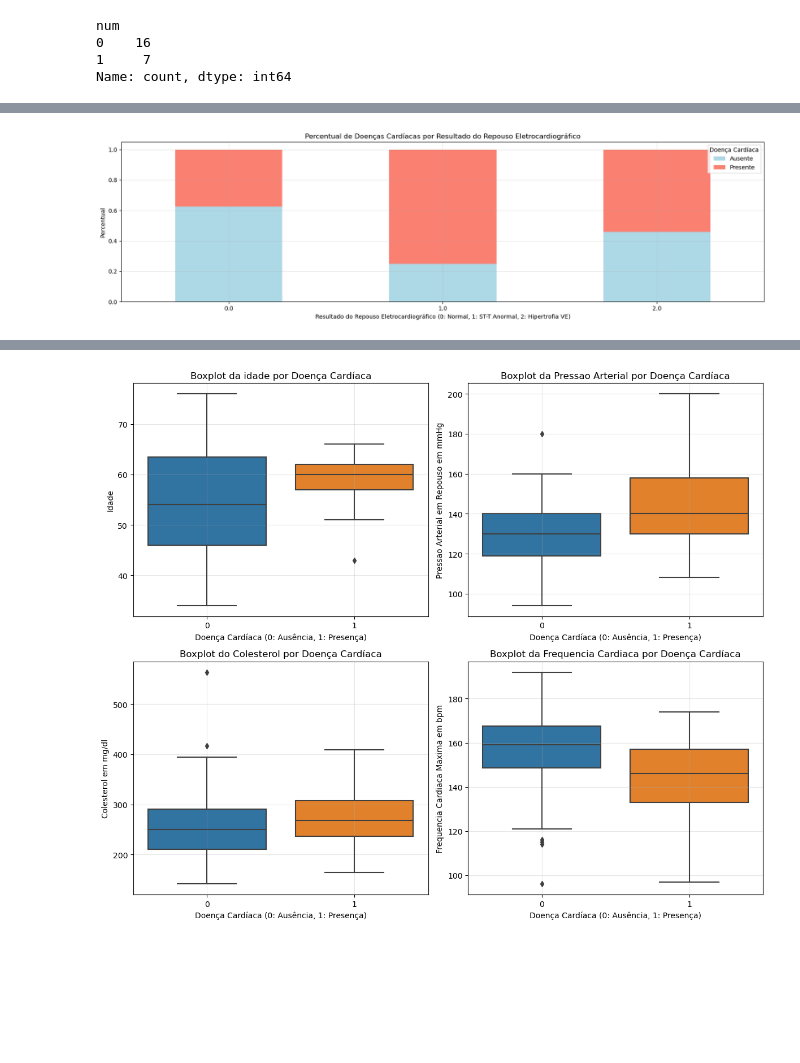
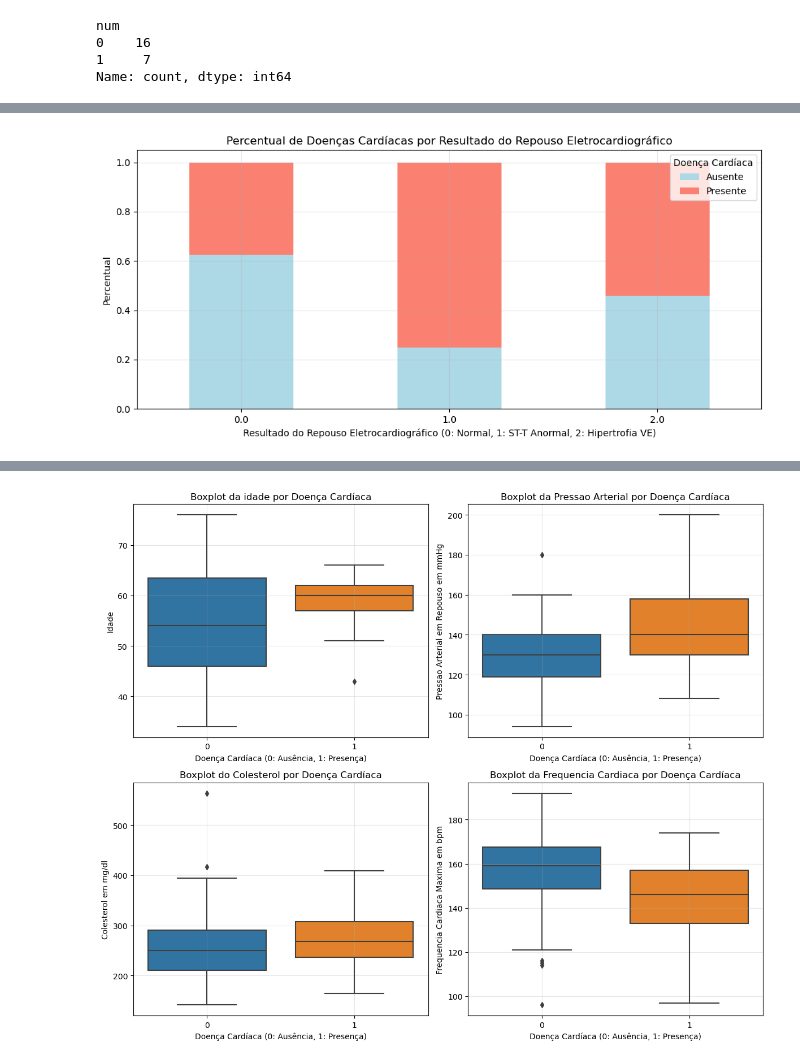
Before and after one commit to lbarbosacipriani/final-PCS5787, a Jupyter notebook: code/eda_preliminar_hear.ipynb, the cells around one changed output, grey strips where cells are left out. Drawn from its saved outputs; the diff is of its cells as text; code cells hidden in the pictures; blank space fills up the shorter version.

```diff
--- a/code/eda_preliminar_hear.ipynb
+++ b/code/eda_preliminar_hear.ipynb
@@ -184,19 +184,19 @@ plt.show()
 # %%
 # Gráfico de resultado do repouso eletrocardiográfico vs num, contendo o percentual de cada categoria
 restecg_num_counts = df.groupby('restecg')['num'].value_counts(normalize=True).unstack().fillna(0)
 
-plt.rcParams["figure.figsize"] = (20, 5)
+plt.rcParams["figure.figsize"] = (12, 5)
 restecg_num_counts.plot(kind='bar', stacked=True, color=['lightblue', 'salmon'])
 
 plt.title('Percentual de Doenças Cardíacas por Resultado do Repouso Eletrocardiográfico')
 plt.xlabel('Resultado do Repouso Eletrocardiográfico (0: Normal, 1: ST-T Anormal, 2: Hipertrofia VE)')
 plt.ylabel('Percentual')
 plt.xticks(rotation=0)
 plt.legend(title='Doença Cardíaca', labels=['Ausente', 'Presente'])
 plt.grid(True, alpha=0.3)
 plt.show()
 # %% [output]
-[figure, old version]
+[figure, new version]
 # %%
 # Gráfico de resultado do repouso eletrocardiográfico vs num, contendo o percentual de cada categoria
 restecg_num_counts = df.groupby('sex')['num'].value_counts(normalize=True).unstack().fillna(0)
```
Also changed, not shown: parts of 12 cells of this notebook, 15 other files.
